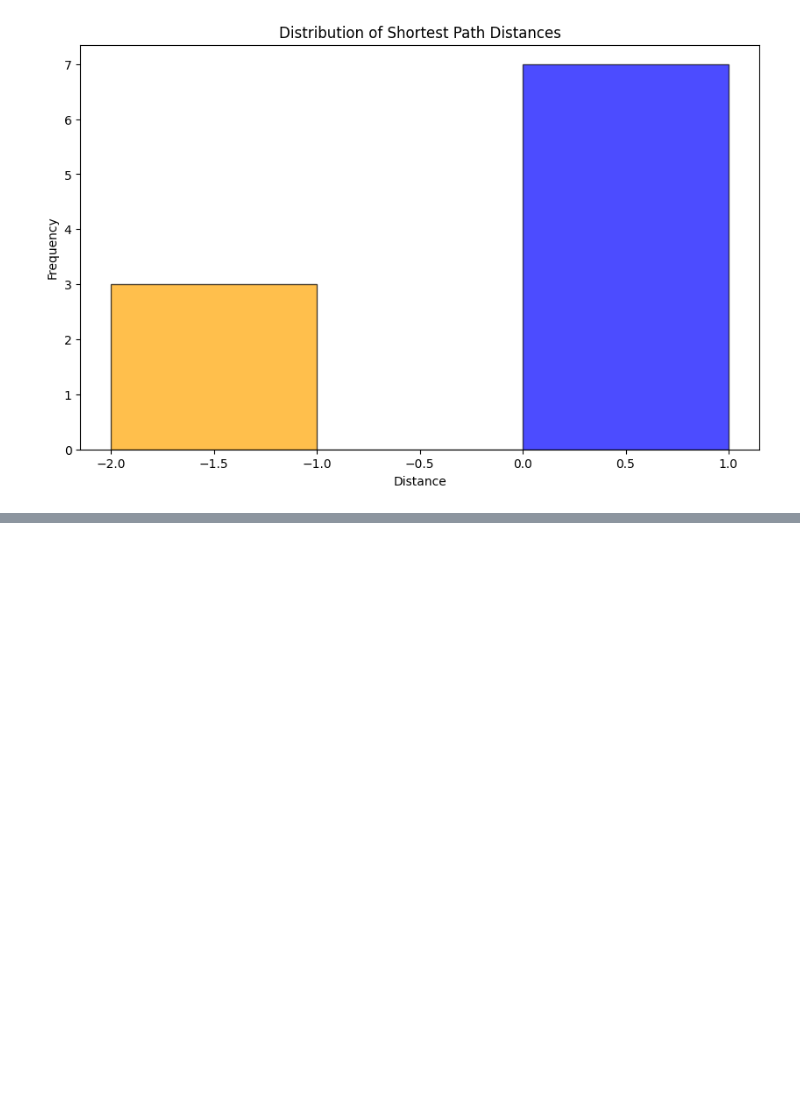
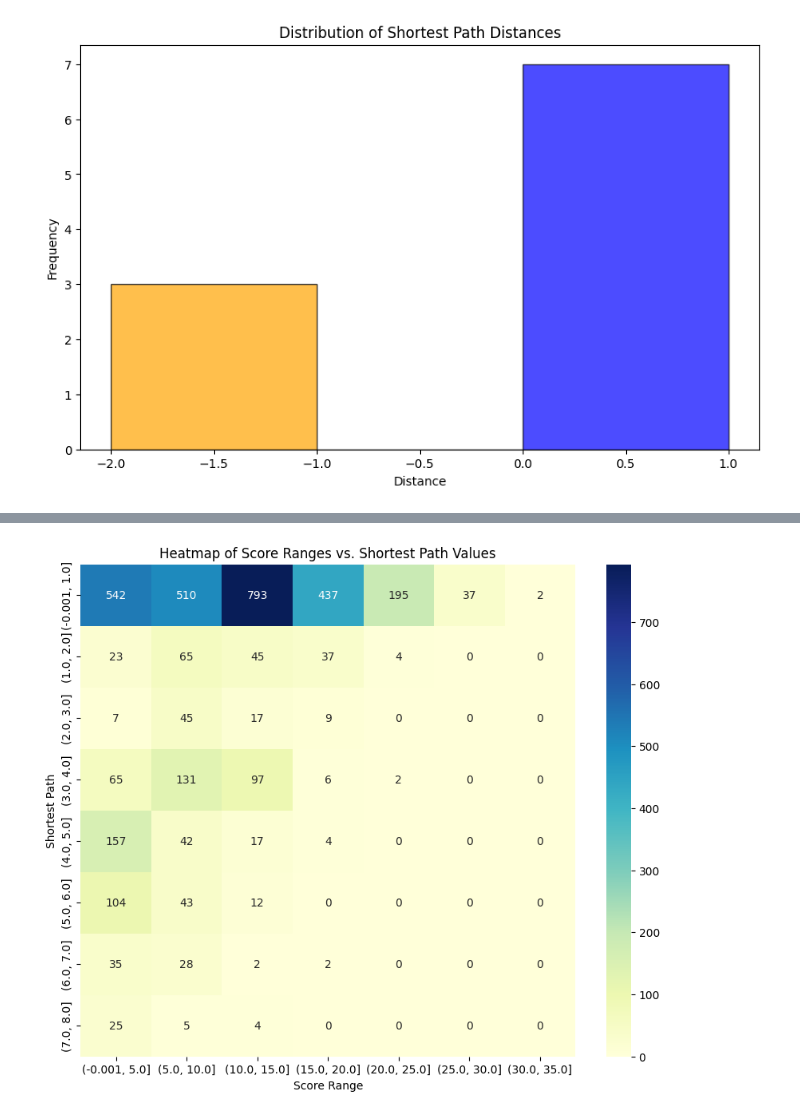
Before and after one commit to Yuliana7/biomedical-entity-linking, a Jupyter notebook: notebooks/cypher_index.ipynb, the cells around one changed output, grey strips where cells are left out. Saved outputs shown, nothing was run; the diff lists cells and outputs as text; code cells hidden in the pictures; blank space fills up the shorter version.

Commit message:
feat: Cypher index
This commit adds further analysis on scores vs path values for each search strategy

```diff
--- a/notebooks/cypher_index.ipynb
+++ b/notebooks/cypher_index.ipynb
@@ -1020,0 +1097,9 @@ These bar plots allow us to interpret the results of these experiments in a broa
+# %%
+fulltext_predicted_values_marked_with_path = mark_predictions_with_shortest_path(true_values, predicted_values, driver) # for the results from the fulltext index
+vector_search_predicted_values_marked_with_path = mark_predictions_with_shortest_path(true_values_vector, predicted_values_vector, driver) # for the results from the vector search
+syn_vector_search_predicted_values_marked_with_path = mark_predictions_with_shortest_path(true_values_syn_vector, predicted_values_syn_vector, driver) # for the results from the synonym vector search
+# %%
+fulltext_predicted_values_marked_with_path_flat_data = [item for sublist in fulltext_predicted_values_marked_with_path for item in sublist]
+fulltext_predicted_values_marked_with_path_df = pd.DataFrame(fulltext_predicted_values_marked_with_path_flat_data)
+
+fulltext_predicted_values_marked_with_path_df.head()
@@ -1020,0 +1113,16 @@ These bar plots allow us to interpret the results of these experiments in a broa
+# %%
+fulltext_score_bins = pd.cut(fulltext_predicted_values_marked_with_path_df['score'], bins=np.arange(0, max(fulltext_predicted_values_marked_with_path_df['score'])+5, 5), include_lowest=True)
+fulltext_path_bins = pd.cut(fulltext_predicted_values_marked_with_path_df['shortest_path'], bins=np.arange(0, max(fulltext_predicted_values_marked_with_path_df['shortest_path'])+1, 1), include_lowest=True)
+# %%
+def display_scores_with_path(path_bins, score_bins):
+    # Create a pivot table to count occurrences
+    heatmap_data = pd.crosstab(path_bins, score_bins)
+
+    plt.figure(figsize=(10, 8))
+    sns.heatmap(heatmap_data, annot=True, fmt="d", cmap="YlGnBu", cbar=True)
+
+    plt.title('Heatmap of Score Ranges vs. Shortest Path Values')
+    plt.xlabel('Score Range')
+    plt.ylabel('Shortest Path')
+
+    plt.show()
@@ -1020,0 +1192,4 @@ These bar plots allow us to interpret the results of these experiments in a broa
+# %%
+display_scores_with_path(fulltext_path_bins, fulltext_score_bins)
+# %% [output]
+[figure, added]
```
Also changed, not shown: parts of 24 cells of this notebook, 1 other file.
